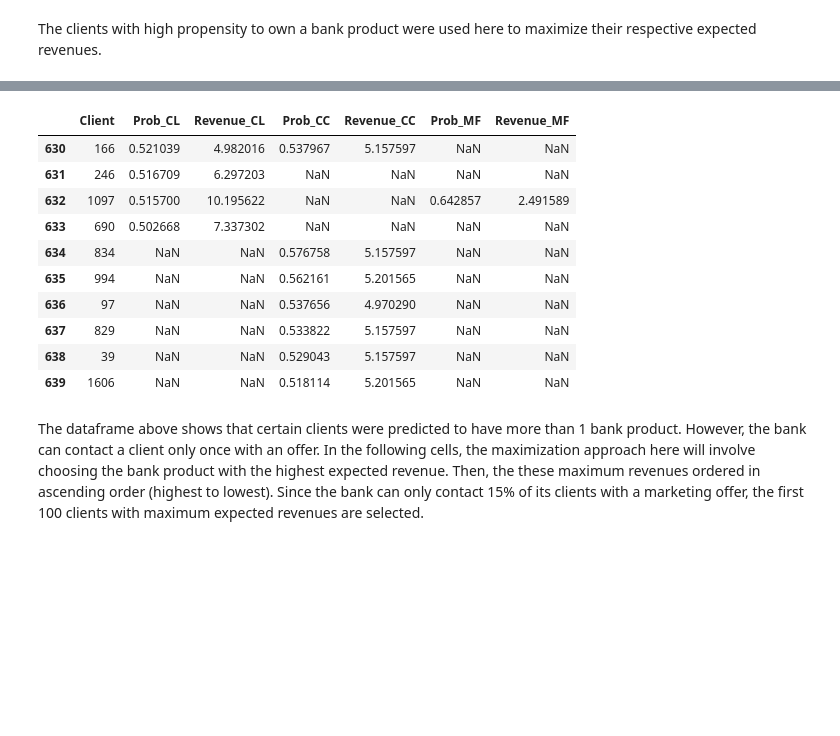
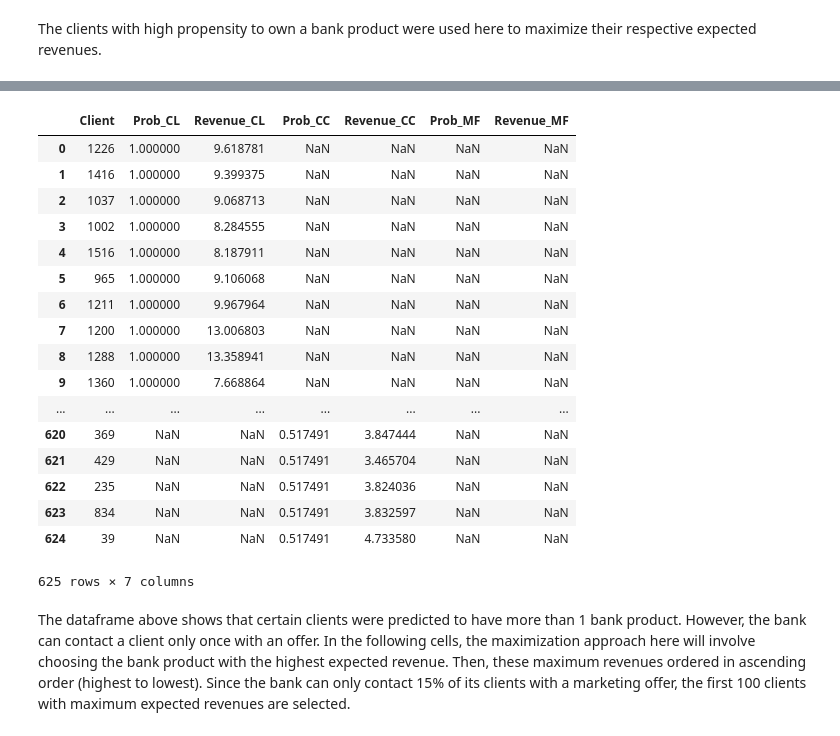
Before and after one commit to EugeneNdamukong/Search-for-clients-with-high-propensity-to-own-loan-mutual-fund-and-credit-card, a Jupyter notebook: Analysis for KBC.ipynb, the cells around one changed output, grey strips where cells are left out. Cells and saved outputs as stored; diff of their text form; code cells hidden in the pictures; blank space fills up the shorter version.

```diff
--- a/Analysis for KBC.ipynb
+++ b/Analysis for KBC.ipynb
@@ -1016,11 +1309,10 @@ The full revenue model for credit card has a better generalisation performance t
 target_CC["Female"] = dummy_train_CC['F']
 target_CC["Male"] = dummy_train_CC['M']
 clients = target_CC['Client']
-probabilities = grid_CC_reduced.predict_proba(target_CC.loc[:,list(CC_X_red)])
+probabilities = cal_RF_red_CC.predict_proba(target_CC.loc[:,list(CC_X_red)])
 revenues = list(grid_RFR_CC_rev_full.predict(target_CC.loc[:,list(CC_X_rev)]))
 Clients_CC = p.DataFrame({"Client":clients,
                          "Prob_CC":probabilities[:,1],
                          "Revenue_CC":revenues})
 #Top clients with highest propensity to own a credit card
 Clients_CC = Clients_CC.loc[Clients_CC.Prob_CC>0.5,:].sort_values(by=["Prob_CC"],ascending=False)
-Clients_CC.head()
@@ -1037,11 +1322,11 @@ Clients_CC.head()
 ## Full propensity model for mutual fund
 # %%
 #Selection of features with high information
-features_X = ['Age','Tenure','ActBal_CA', 'ActBal_SA','ActBal_MF','ActBal_CL',
-              'VolumeCred_CA', 'TransactionsCred_CA', 'VolumeDeb_CA', 'VolumeDebCash_Card',
+features_X = ['Age','Tenure','ActBal_CA', 'ActBal_SA','ActBal_MF',
+              'VolumeDeb_CA', 'VolumeDebCash_Card',
               'VolumeDebCashless_Card', 'VolumeDeb_PaymentOrder',
               'TransactionsDeb_CA', 'TransactionsDebCash_Card', 'TransactionsDebCashless_Card',
-              'TransactionsDeb_PaymentOrder']
+              'TransactionsDeb_PaymentOrder','Debt_Asset']
 MF_X= train_MF.loc[:,features_X]
 MF_X['Female'] = dummy_train_MF['F']
 MF_X['Male'] = dummy_train_MF['M']
@@ -1049,15 +1334,28 @@ MF_X['Male'] = dummy_train_MF['M']
 #Selection of target
 MF_Y=train_MF["Sale_MF"]
 
+#Correction for class imbalance
+sm = SMOTE(random_state=12) #set state so that we have the same generated data everytime
+x_train_MF_res, y_train_MF_res = sm.fit_sample(MF_X, MF_Y)
+
 #Splitting into train and test set
-trainMF_X, testMF_X, trainMF_y, testMF_y = train_test_split(MF_X, MF_Y, test_size=0.2, random_state=12)
+trainMF_X, testMF_X, trainMF_y, testMF_y = train_test_split(x_train_MF_res, y_train_MF_res, test_size=0.2, random_state=12)
 
 #Training the classifier using grid search (Hyperparameter tuning)
 MF_RF = RandomForestClassifier(random_state=0)
-param_grid = {'n_estimators': [20, 50, 70, 100],'max_depth': [5, 7, 10, 15], "min_samples_split" : [2,4,8]}
-grid_MF_RF_full = GridSearchCV(MF_RF, param_grid, cv=10)
-grid_MF_RF_full.fit(trainMF_X, trainMF_y)
+param_grid = {'n_estimators': [20, 50, 70, 100],'max_depth': [5, 7, 10, 15],'min_samples_leaf':[5, 10, 15]}
+grid_MF = GridSearchCV(MF_RF, param_grid, cv=10)
+grid_MF.fit(trainMF_X, trainMF_y)
 
-#Generalization performance of full model
-print("AUC : ",roc_auc_score(testMF_y, grid_MF_RF_full.predict(testMF_X)))
+# Initialising calibration method with 10-fold cross-validation
+MF_RF_cal = RandomForestClassifier(random_state=0, max_depth=grid_MF.best_params_['max_depth'],
+                                   n_estimators=grid_MF.best_params_['n_estimators'],
+                                  min_samples_leaf=grid_MF.best_params_['min_samples_leaf'])
+cal_RF_MF = CalibratedClassifierCV(MF_RF_cal, cv=10, method='isotonic')
+
+# Calibrate probabilities
+cal_RF_MF.fit(trainMF_X, trainMF_y)
+
+#Generalisation performance of the full model
+print("AUC: ",roc_auc_score(testMF_y, cal_RF_MF.predict(testMF_X)))
 # %% [output]
@@ -1118,11 +1419,11 @@ avg / total       0.96      0.96      0.96       194
 ## Full revenue model for mutual fund
 # %%
 #Creation of the feature set
-features_X = ['Age','Tenure','ActBal_CA', 'ActBal_SA','ActBal_MF','ActBal_CL',
-              'VolumeCred_CA', 'TransactionsCred_CA', 'VolumeDeb_CA', 'VolumeDebCash_Card',
+features_X = ['Age','Tenure','ActBal_CA', 'ActBal_SA','ActBal_MF',
+              'VolumeDeb_CA', 'VolumeDebCash_Card',
               'VolumeDebCashless_Card', 'VolumeDeb_PaymentOrder',
               'TransactionsDeb_CA', 'TransactionsDebCash_Card', 'TransactionsDebCashless_Card',
-              'TransactionsDeb_PaymentOrder']
+              'TransactionsDeb_PaymentOrder','Debt_Asset']
 MF_X_rev= train_MF.loc[:,features_X]
 MF_X_rev['Female'] = dummy_train_MF['F']
 MF_X_rev['Male'] = dummy_train_MF['M']
@@ -1189,7 +1492,7 @@ RMSE:  16.869854008279162
 target_MF["Female"] = dummy_train_MF['F']
 target_MF["Male"] = dummy_train_MF['M']
 clients = target_MF['Client']
-probabilities = grid_MF_RF_full.predict_proba(target_MF.loc[:,list(testMF_X)])
+probabilities = cal_RF_MF.predict_proba(target_MF.loc[:,list(MF_X)])
 revenues = list(grid_RFR_MF_rev_reduced.predict(target_MF.loc[:,list(MF_X_rev2)]))
 Clients_MF = p.DataFrame({"Client":clients,
                          "Prob_MF":probabilities[:,1],
@@ -1220,22 +1523,29 @@ Number of clients with high propensity to own mutual fund : 14
 # %%
 #Creation of dataframe with all propensities and revenues for each bank product
 CLCC_Clients=p.merge(Clients_CL,Clients_CC,on='Client',how='outer')
 Final_Clients=p.merge(CLCC_Clients,Clients_MF,on='Client',how='outer')
-Final_Clients[630:640]
+Final_Clients
 # %% [output]
 |  | Client | Prob_CL | Revenue_CL | Prob_CC | Revenue_CC | Prob_MF | Revenue_MF |
-| 630 | 166 | 0.521039 | 4.982016 | 0.537967 | 5.157597 | NaN | NaN |
-| 631 | 246 | 0.516709 | 6.297203 | NaN | NaN | NaN | NaN |
-| 632 | 1097 | 0.515700 | 10.195622 | NaN | NaN | 0.642857 | 2.491589 |
-| 633 | 690 | 0.502668 | 7.337302 | NaN | NaN | NaN | NaN |
-| 634 | 834 | NaN | NaN | 0.576758 | 5.157597 | NaN | NaN |
-| 635 | 994 | NaN | NaN | 0.562161 | 5.201565 | NaN | NaN |
-| 636 | 97 | NaN | NaN | 0.537656 | 4.970290 | NaN | NaN |
-| 637 | 829 | NaN | NaN | 0.533822 | 5.157597 | NaN | NaN |
-| 638 | 39 | NaN | NaN | 0.529043 | 5.157597 | NaN | NaN |
-| 639 | 1606 | NaN | NaN | 0.518114 | 5.201565 | NaN | NaN |
+| 0 | 1226 | 1.000000 | 9.618781 | NaN | NaN | NaN | NaN |
+| 1 | 1416 | 1.000000 | 9.399375 | NaN | NaN | NaN | NaN |
+| 2 | 1037 | 1.000000 | 9.068713 | NaN | NaN | NaN | NaN |
+| 3 | 1002 | 1.000000 | 8.284555 | NaN | NaN | NaN | NaN |
+| 4 | 1516 | 1.000000 | 8.187911 | NaN | NaN | NaN | NaN |
+| 5 | 965 | 1.000000 | 9.106068 | NaN | NaN | NaN | NaN |
+| 6 | 1211 | 1.000000 | 9.967964 | NaN | NaN | NaN | NaN |
+| 7 | 1200 | 1.000000 | 13.006803 | NaN | NaN | NaN | NaN |
+| 8 | 1288 | 1.000000 | 13.358941 | NaN | NaN | NaN | NaN |
+| 9 | 1360 | 1.000000 | 7.668864 | NaN | NaN | NaN | NaN |
+| ... | ... | ... | ... | ... | ... | ... | ... |
+| 620 | 369 | NaN | NaN | 0.517491 | 3.847444 | NaN | NaN |
+| 621 | 429 | NaN | NaN | 0.517491 | 3.465704 | NaN | NaN |
+| 622 | 235 | NaN | NaN | 0.517491 | 3.824036 | NaN | NaN |
+| 623 | 834 | NaN | NaN | 0.517491 | 3.832597 | NaN | NaN |
+| 624 | 39 | NaN | NaN | 0.517491 | 4.733580 | NaN | NaN |
+625 rows × 7 columns
 # %% [markdown]
-The dataframe above shows that certain clients were predicted to have more than 1 bank product. However, the bank can contact a client only once with an offer. In the following cells, the maximization approach here will involve choosing the bank product with the highest expected revenue. Then, the these maximum revenues ordered in ascending order (highest to lowest). Since the bank can only contact 15% of its clients with a marketing offer, the first 100 clients with maximum expected revenues are selected.
+The dataframe above shows that certain clients were predicted to have more than 1 bank product. However, the bank can contact a client only once with an offer. In the following cells, the maximization approach here will involve choosing the bank product with the highest expected revenue. Then, these maximum revenues ordered in ascending order (highest to lowest). Since the bank can only contact 15% of its clients with a marketing offer, the first 100 clients with maximum expected revenues are selected.
 # %%
 #Preparing dataframe of only expected revenues per bank product to maximize
 Revenues = Final_Clients.loc[:,['Client','Revenue_CL','Revenue_CC','Revenue_ML']]
```
Also changed, not shown: parts of 85 cells of this notebook.
